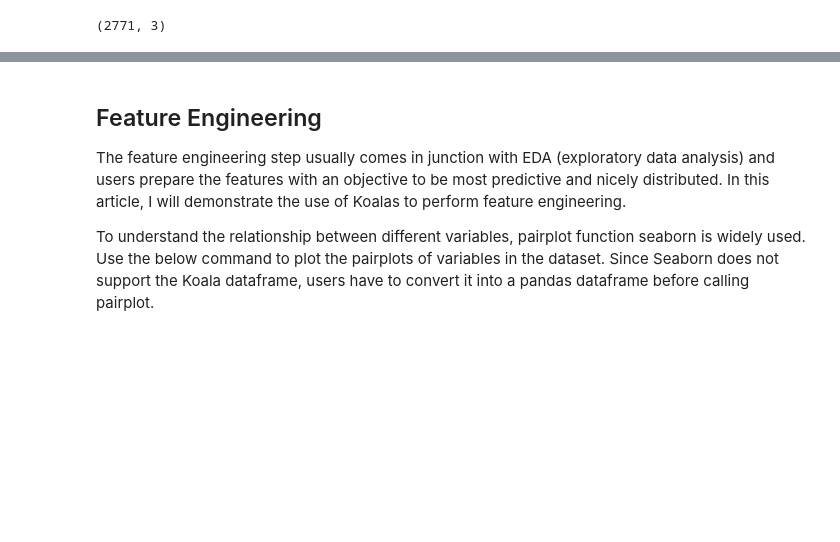
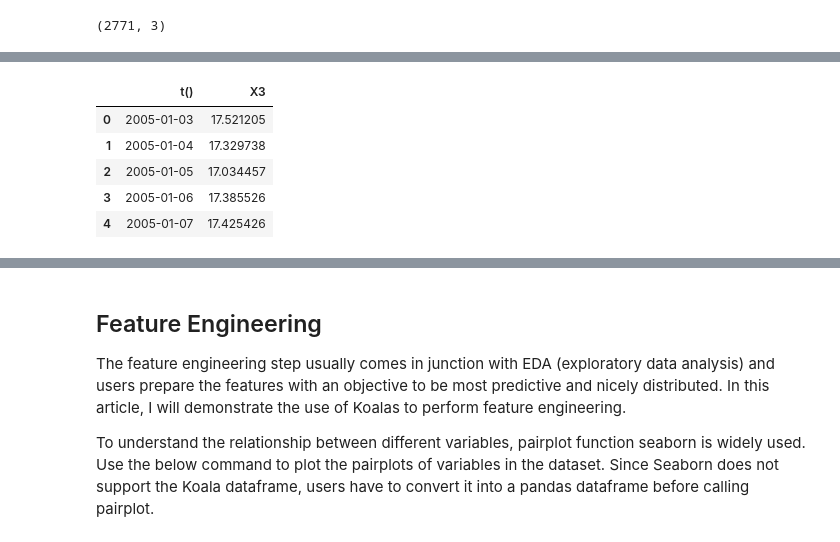
Before and after one commit to komzy/spark-ml-course, a Jupyter notebook: week-2/Session_4_edited.ipynb, the cells around one changed output, grey strips where cells are left out. Saved outputs shown, nothing was run; the diff lists cells and outputs as text; code cells hidden in the pictures; blank space fills up the shorter version.

```diff
--- a/week-2/Session_4_edited.ipynb
+++ b/week-2/Session_4_edited.ipynb
@@ -223,0 +202,10 @@ fig.plot.line()
+# %%
+kdf_stocks_X33=kdf_stocks.loc[:, ['t()', 'X3']]
+kdf_stocks_X33.sort_values(by=['t()']).head()
+# %% [output]
+|  | t() | X3 |
+| 0 | 2005-01-03 | 17.521205 |
+| 1 | 2005-01-04 | 17.329738 |
+| 2 | 2005-01-05 | 17.034457 |
+| 3 | 2005-01-06 | 17.385526 |
+| 4 | 2005-01-07 | 17.425426 |
```
Also changed, not shown: parts of 14 cells of this notebook.
